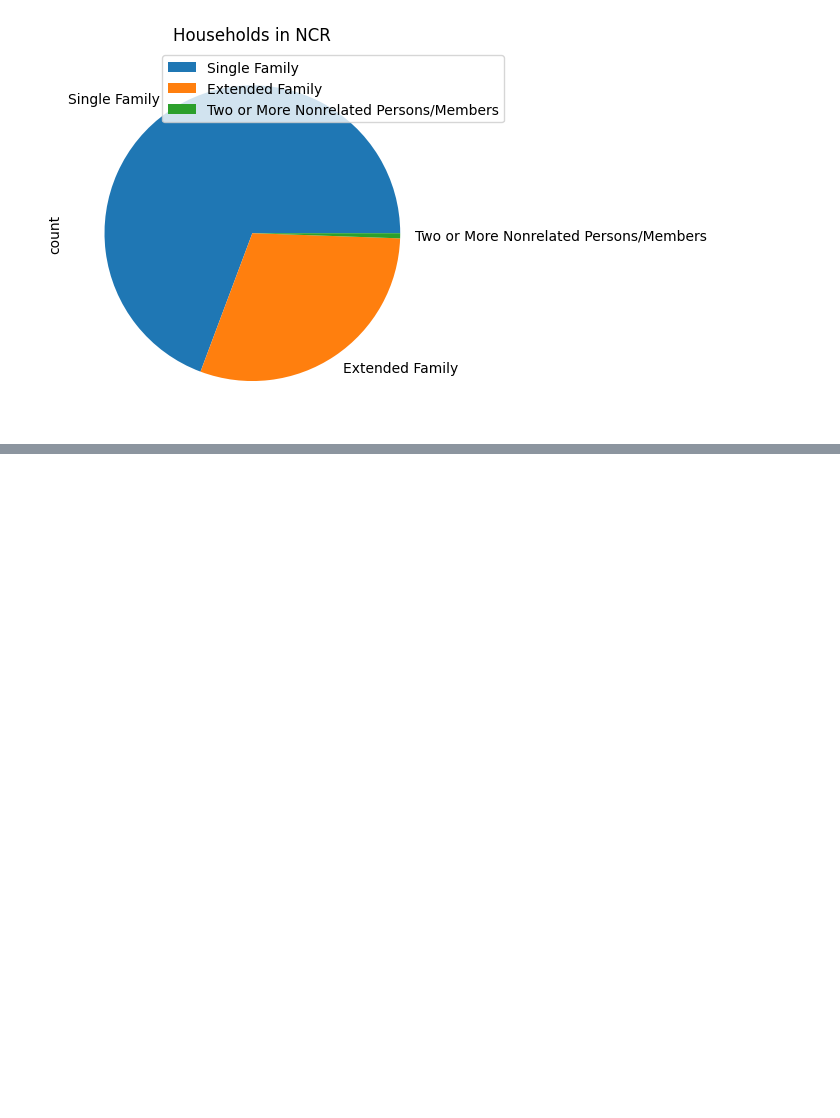
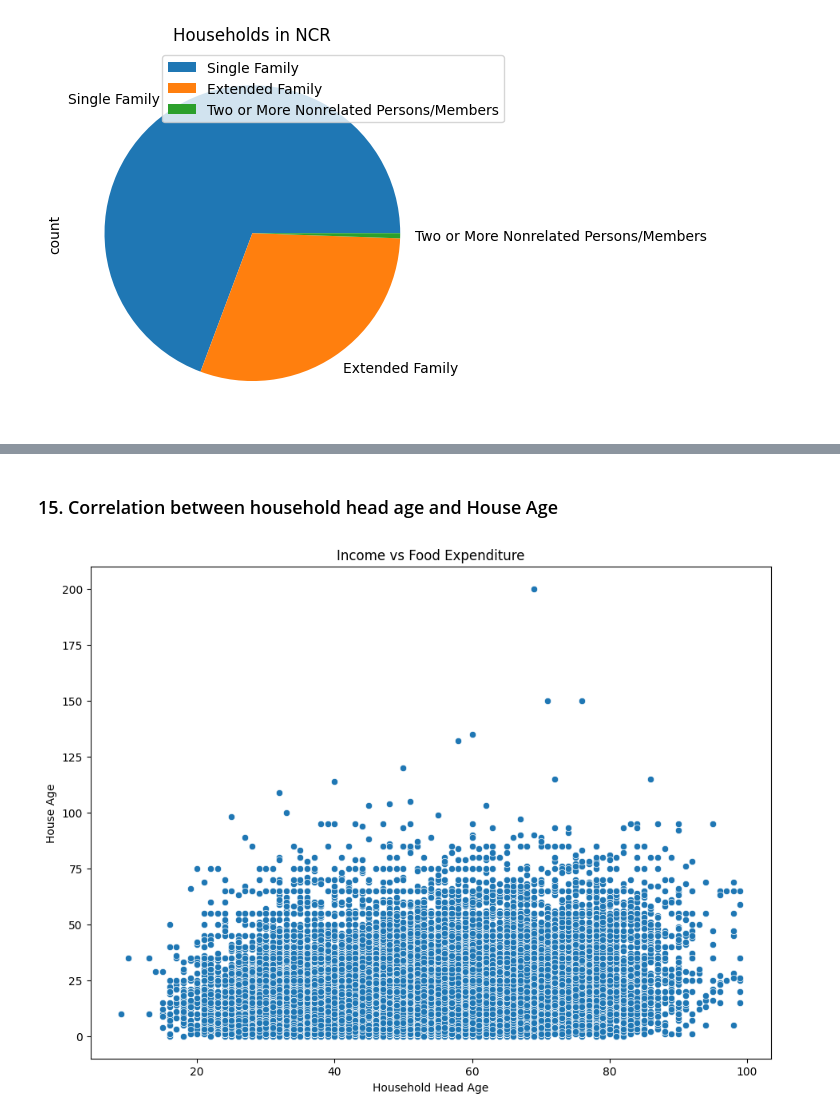
Before and after one commit to RyannKim327/Jupyter-Notebook, a Jupyter notebook: ITD - 3B/Final Project.ipynb, the cells around one changed output, grey strips where cells are left out. Cells and saved outputs as stored; diff of their text form; code cells hidden in the pictures; blank space fills up the shorter version.

```diff
--- a/ITD - 3B/Final Project.ipynb
+++ b/ITD - 3B/Final Project.ipynb
@@ -268,0 +282,9 @@ plt.show()
+# %% [markdown]
+### 15. Correlation between household head age and House Age
+# %%
+sns.scatterplot(data=data, x='Household Head Age', y='House Age')
+plt.gcf().set_size_inches(11, 8)
+plt.title('Income vs Food Expenditure')
+plt.show()
+# %% [output]
+[figure, added]
```
Also changed, not shown: parts of 14 cells of this notebook, 1 other file.
